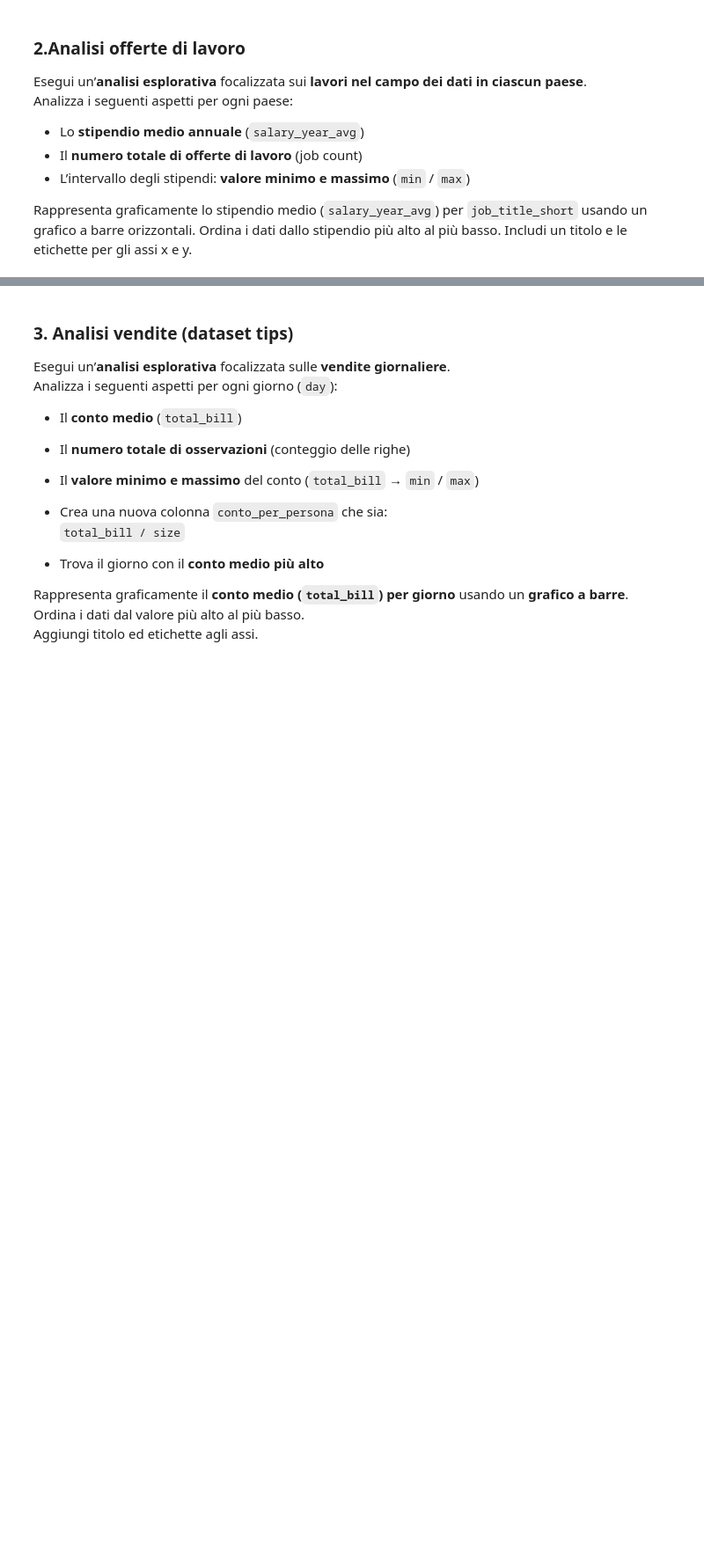
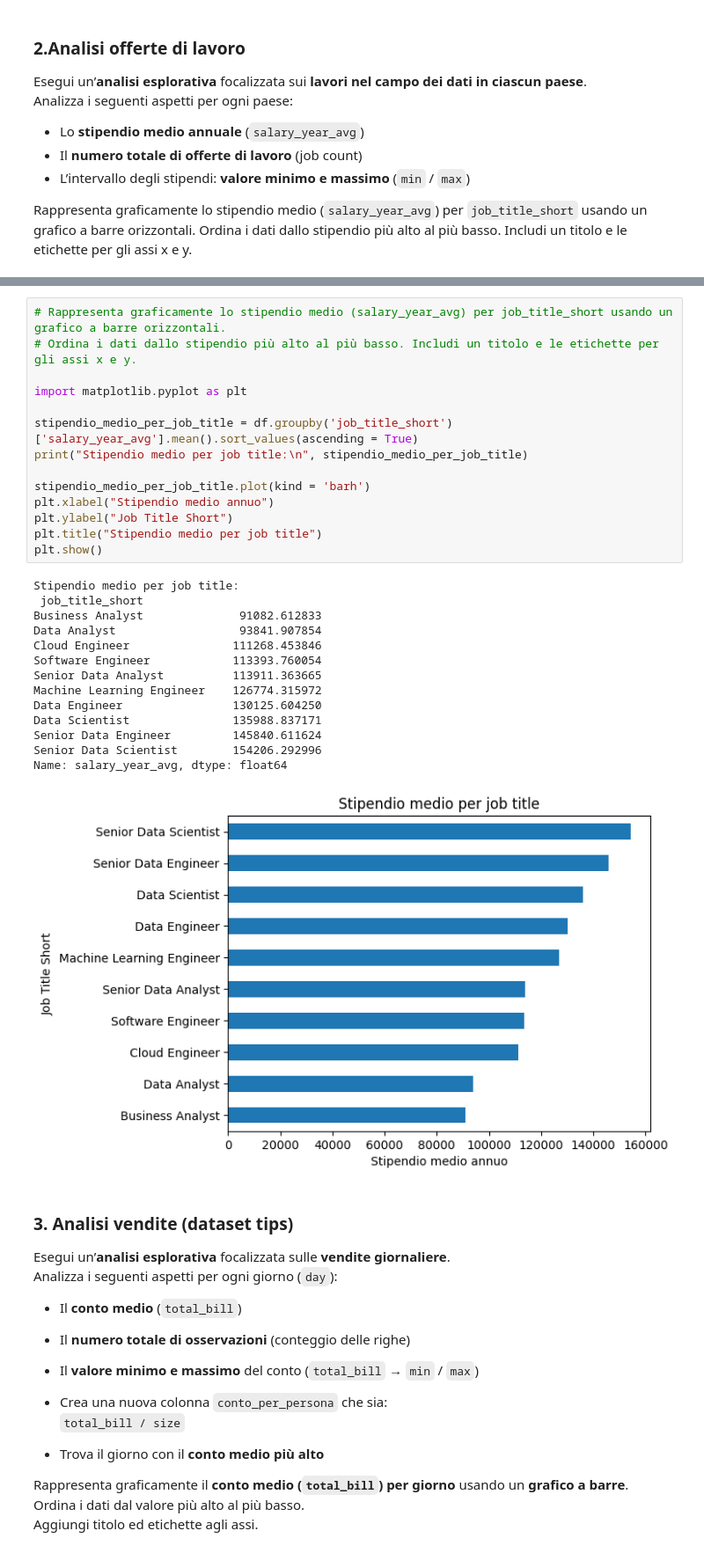
Before and after one commit to SofiaOlivo/LabProg, a Jupyter notebook: 3.5_Esercizi_lez_3.ipynb, the cells around one changed output, grey strips where cells are left out. Shown at 88% size. Cells and saved outputs as stored; diff of their text form; blank space fills up the shorter version.

```diff
--- a/3.5_Esercizi_lez_3.ipynb
+++ b/3.5_Esercizi_lez_3.ipynb
@@ -115,3 +299,32 @@ Warning: You are sending unauthenticated requests to the HF Hub. Please set a HF
+# %%
+# Rappresenta graficamente lo stipendio medio (salary_year_avg) per job_title_short usando un grafico a barre orizzontali.
+# Ordina i dati dallo stipendio più alto al più basso. Includi un titolo e le etichette per gli assi x e y.
+
+import matplotlib.pyplot as plt
+
+stipendio_medio_per_job_title = df.groupby('job_title_short')['salary_year_avg'].mean().sort_values(ascending = True)
+print("Stipendio medio per job title:\n", stipendio_medio_per_job_title)
+
+stipendio_medio_per_job_title.plot(kind = 'barh')
+plt.xlabel("Stipendio medio annuo")
+plt.ylabel("Job Title Short")
+plt.title("Stipendio medio per job title")
+plt.show()
+# %% [output]
+Stipendio medio per job title:
+ job_title_short
+Business Analyst              91082.612833
+Data Analyst                  93841.907854
+Cloud Engineer               111268.453846
+Software Engineer            113393.760054
+Senior Data Analyst          113911.363665
+Machine Learning Engineer    126774.315972
+Data Engineer                130125.604250
+Data Scientist               135988.837171
+Senior Data Engineer         145840.611624
+Senior Data Scientist        154206.292996
+Name: salary_year_avg, dtype: float64
+[figure, added]
 # %% [markdown]
 ### **3. Analisi vendite (dataset tips)**
 
```
Also changed, not shown: parts of 16 cells of this notebook, 5 other files.
